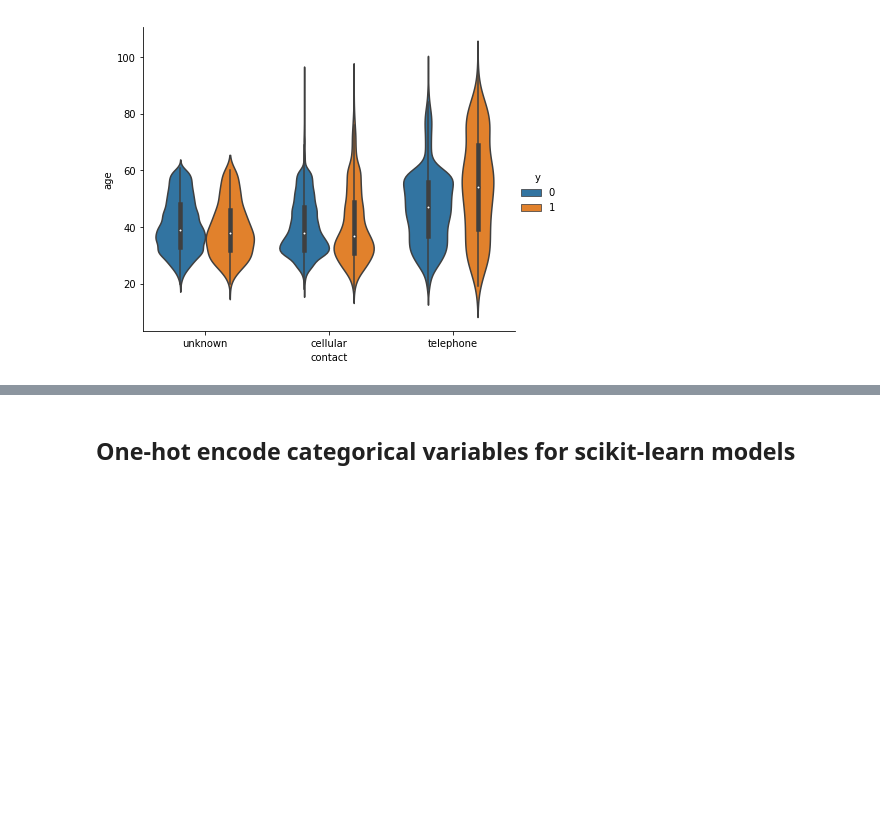
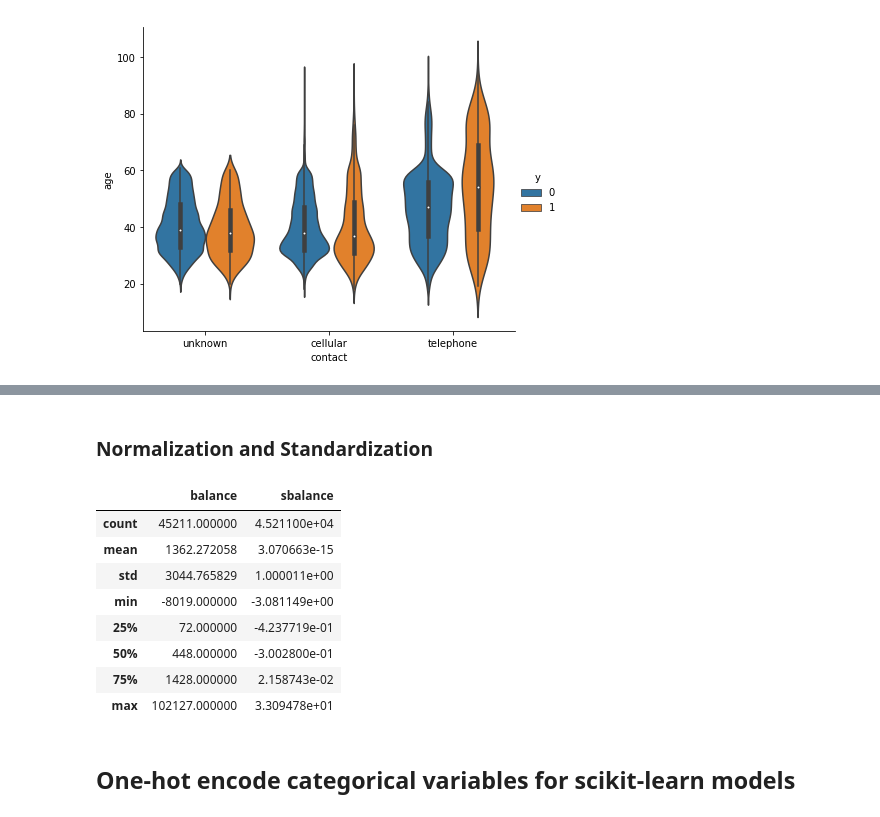
Before and after one commit to sshinkevich/Schib, a Jupyter notebook: Analys1.ipynb, the cells around one changed output, grey strips where cells are left out. Saved outputs shown, nothing was run; the diff lists cells and outputs as text; code cells hidden in the pictures; blank space fills up the shorter version.

```diff
--- a/Analys1.ipynb
+++ b/Analys1.ipynb
@@ -493,0 +512,17 @@ plt.show()
+# %% [markdown]
+### Normalization and Standardization
+# %%
+from sklearn import preprocessing
+
+df['sbalance'] = preprocessing.scale(df['balance'])
+df[['balance', 'sbalance']].describe()
+# %% [output]
+|  | balance | sbalance |
+| count | 45211.000000 | 4.521100e+04 |
+| mean | 1362.272058 | 3.070663e-15 |
+| std | 3044.765829 | 1.000011e+00 |
+| min | -8019.000000 | -3.081149e+00 |
+| 25% | 72.000000 | -4.237719e-01 |
+| 50% | 448.000000 | -3.002800e-01 |
+| 75% | 1428.000000 | 2.158743e-02 |
+| max | 102127.000000 | 3.309478e+01 |
```
Also changed, not shown: parts of 4 cells of this notebook.
